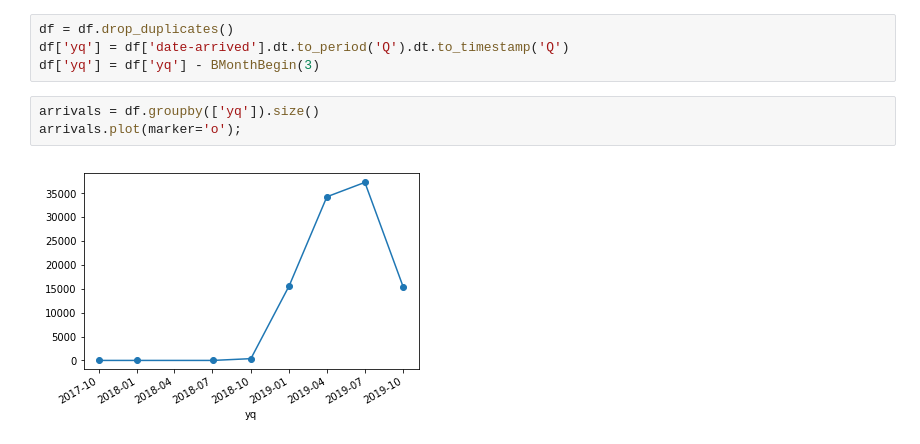
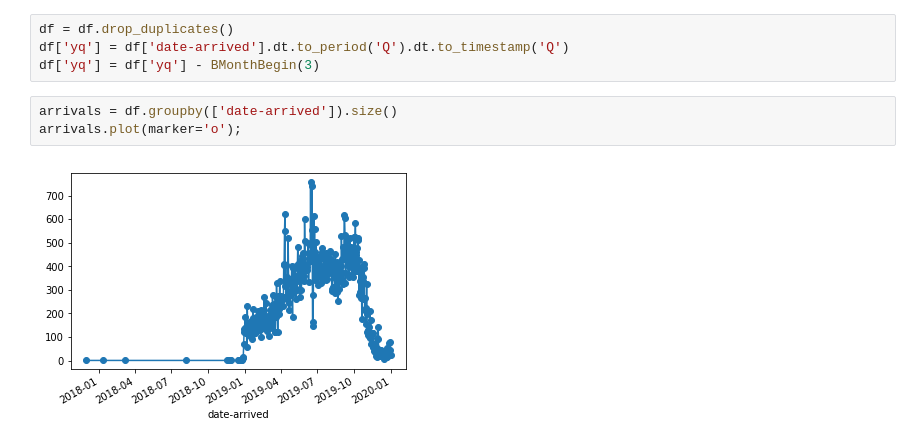
Before and after one commit to AlexandreBellas/USI-Hackathon-2019, a Jupyter notebook: data/analysis/reservations-hotels-lugano.ipynb, the cells around one changed output. Drawn from its saved outputs; the diff is of its cells as text.

```diff
--- a/data/analysis/reservations-hotels-lugano.ipynb
+++ b/data/analysis/reservations-hotels-lugano.ipynb
@@ -71,7 +71,7 @@ df = df.drop_duplicates()
 df['yq'] = df['date-arrived'].dt.to_period('Q').dt.to_timestamp('Q')
 df['yq'] = df['yq'] - BMonthBegin(3)
 # %%
-arrivals = df.groupby(['yq']).size()
+arrivals = df.groupby(['date-arrived']).size()
 arrivals.plot(marker='o');
 # %% [output]
-[figure, old version]
+[figure, new version]
```
Also changed, not shown: parts of 2 cells of this notebook, 2 other files.
